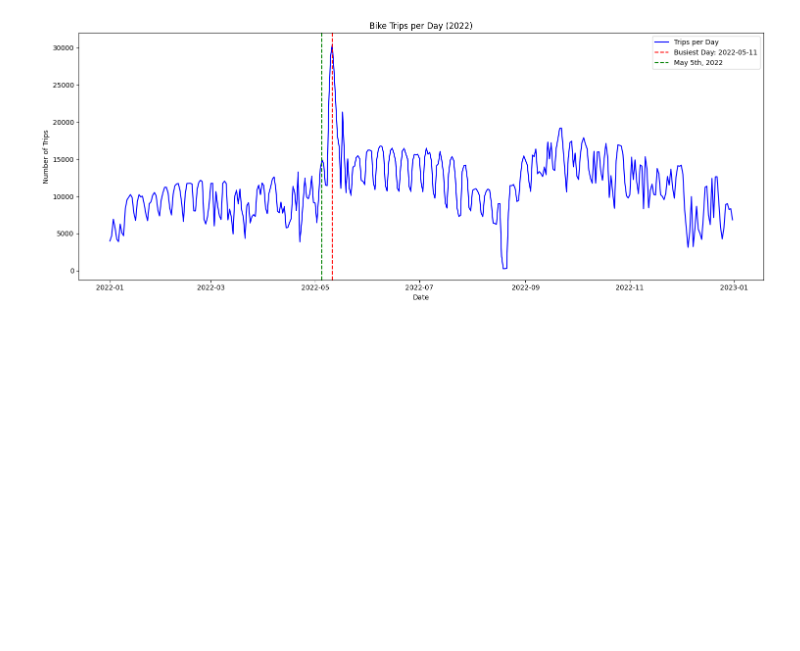
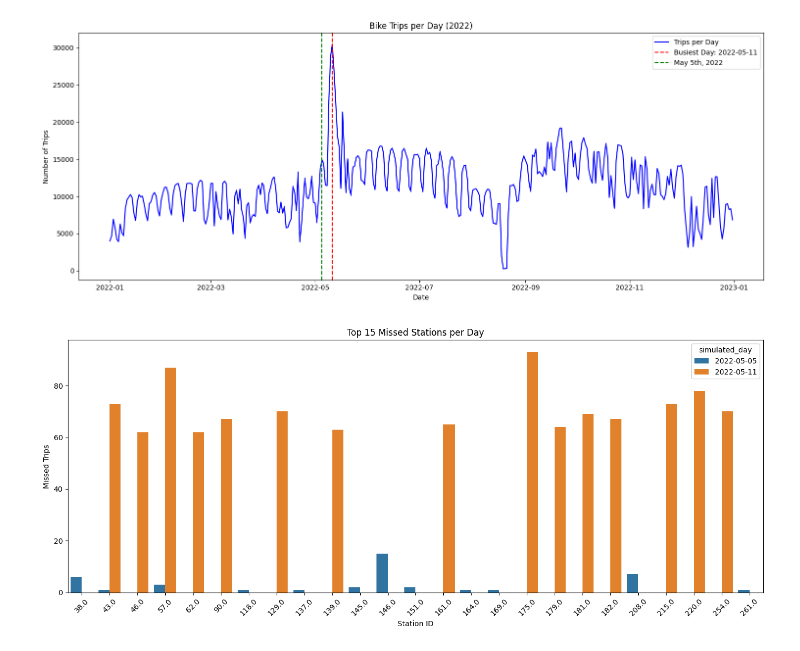
Before and after one commit to IvaNikolova/BikeSharing_project, a Jupyter notebook: data_preparation/data_preparation.ipynb, the cells around one changed output. Saved outputs shown, nothing was run; the diff lists cells and outputs as text; code cells hidden in the pictures; blank space fills up the shorter version.

```diff
--- a/data_preparation/data_preparation.ipynb
+++ b/data_preparation/data_preparation.ipynb
@@ -79,3 +79,30 @@ filtered_df = df[df['fecha'].dt.date == pd.to_datetime(target_date).date()]
 
 # Save to a new CSV
 filtered_df.to_csv('../datasets/tripdata_2022_05_11.csv', index=False)
+# %%
+import pandas as pd
+import matplotlib.pyplot as plt
+import seaborn as sns
+
+# Load missed trips
+df = pd.read_csv("../datasets/missed_trips.csv")
+
+# Group by start_station and day
+grouped = df.groupby(['start_station_id', 'simulated_day']).size().reset_index(name='missed_trips')
+
+# 🔥 Select top 15 stations for each day separately
+top_15_per_day = grouped.groupby('simulated_day').apply(
+    lambda g: g.nlargest(15, 'missed_trips')
+).reset_index(drop=True)
+
+# ✅ Plot
+plt.figure(figsize=(14, 6))
+sns.barplot(data=top_15_per_day, x='start_station_id', y='missed_trips', hue='simulated_day', dodge=True)
+plt.title("Top 15 Missed Stations per Day")
+plt.xlabel("Station ID")
+plt.ylabel("Missed Trips")
+plt.xticks(rotation=45)
+plt.tight_layout()
+plt.show()
+# %% [output]
+[figure, added]
```
Also changed, not shown: 1 other file.
